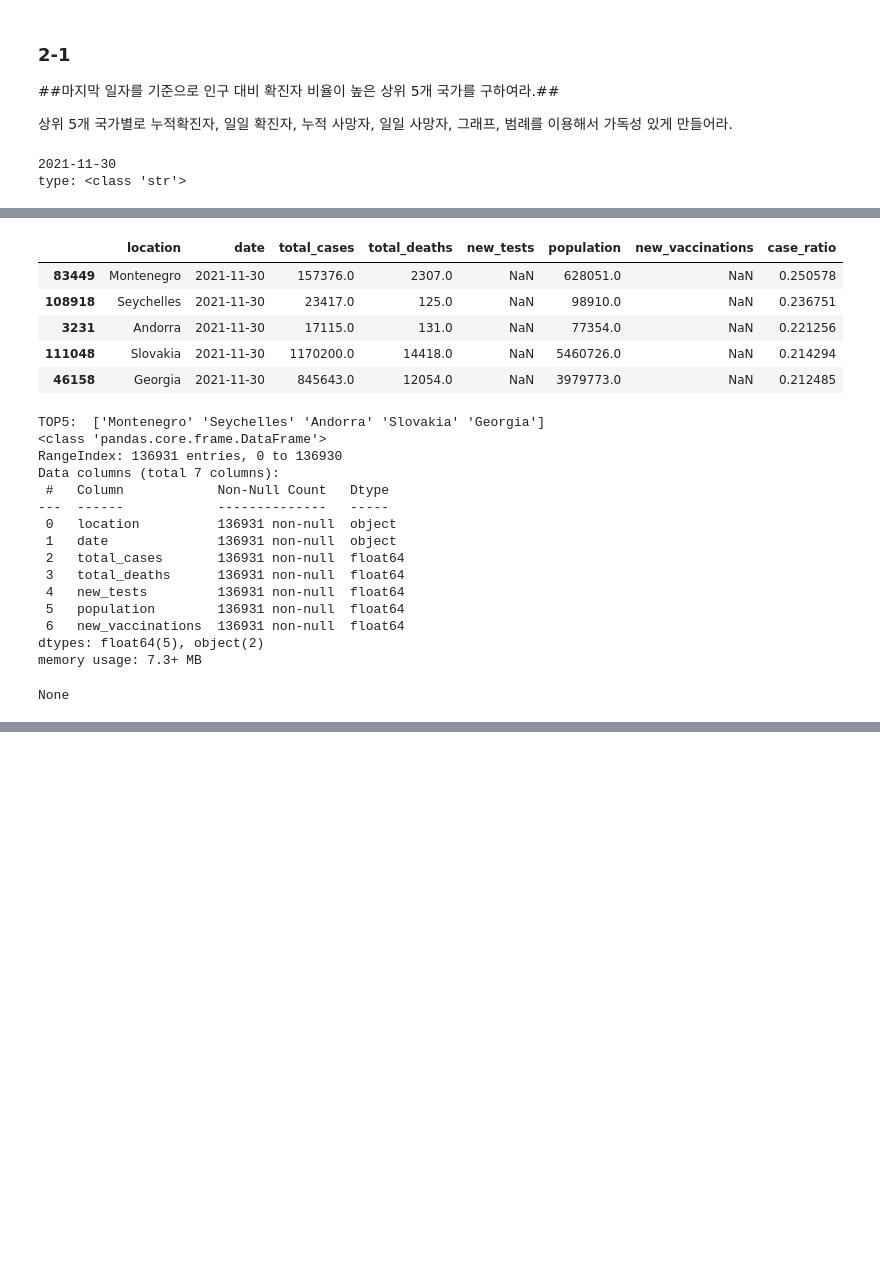
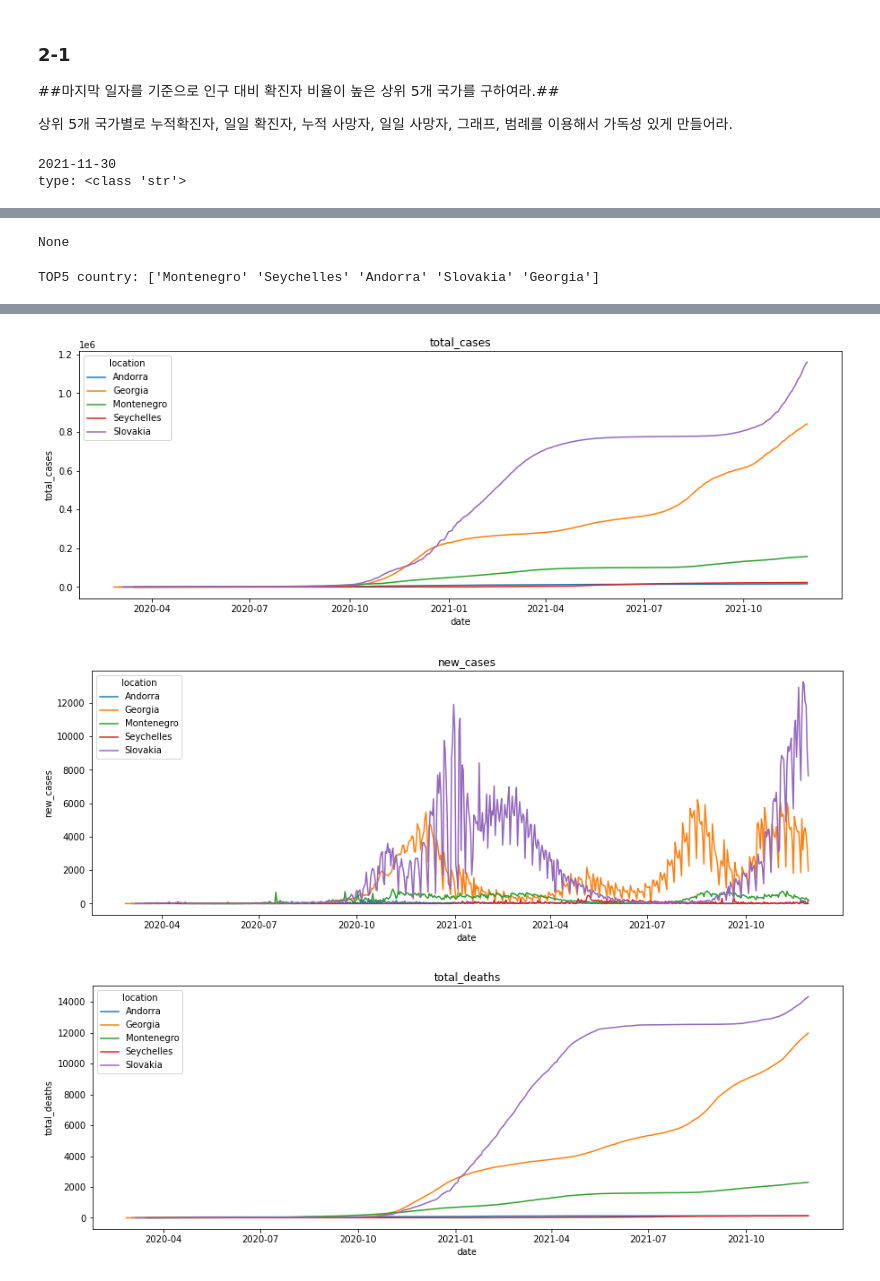
Before and after one commit to johyunkang/adp_certificate, a Jupyter notebook: adp_17.ipynb, the cells around one changed output, grey strips where cells are left out. Cells and saved outputs as stored; diff of their text form; code cells hidden in the pictures; blank space fills up the shorter version.

```diff
--- a/adp_17.ipynb
+++ b/adp_17.ipynb
@@ -327,23 +327,47 @@ DESCRIBE
 print(df.date.max())
 latest_date = df.date.max()
 print('type:', type(latest_date))
-df_latest = df[df['date']==latest_date]
 
-df_latest['case_ratio'] = df_latest.total_cases / df_latest.population
-display(df_latest.sort_values(by=['case_ratio'], ascending=False).head(5))
+df['case_ratio'] = df.total_cases / df.population
+display(df.sort_values(by=['case_ratio'], ascending=False).head(5))
 
-top5_loc = df_latest.sort_values(by=['case_ratio'], ascending=False).head(5).location.values
+top5_loc = df.groupby(by=['location']).tail(1).sort_values(by=['case_ratio'], ascending=False).head(5).location.values
 print('TOP5: ', top5_loc)
 
 # nan 값을 0으로 채움
+# 2021-11-30 (latest_date) 에는 new_tests, new_vaccinations 값이 nan 이므로 제외
 df = df.fillna(0)
+df['date'] = pd.to_datetime(df['date'])
+df = df[df.date != latest_date]
+df = df[df.population != 0]
+
 display(df.info())
 
 # 5개 국가의 일일 확진자, 일일 사망자 추출
 
-for loc in top5_loc :
-    df_loc = df[df.location == loc]
-    df_loc.loc[df_loc.index, 'new_cases'] = df_loc['total_cases'].diff().values
+print('TOP5 country:', top5_loc)
+# display(df_loc)
+for loc in df.location.unique() :
+    lo = df[df.location == loc]
+    df.loc[lo.index, 'new_cases'] = lo['total_cases'].diff().values
+    df.loc[lo.index, 'new_deaths'] = lo['total_deaths'].diff().values
+
+display(df.tail(10))
+print(df.info())
+
+import seaborn as sns
+import matplotlib.pyplot as plt
+
+
+
+target = df[df.location.isin(top5_loc)].reset_index(drop=True)
+
+for v in ['total_cases', 'new_cases', 'total_deaths', 'new_deaths'] :
+    plt.figure(figsize=(15, 5))
+    plt.title(v)
+    sns.lineplot(data=target, x='date', y=v, hue='location')
+
+plt.show()
 # %% [output]
 2021-11-30
 type: <class 'str'>
@@ -355,22 +396,2 @@ See the caveats in the documentation: https://pandas.pydata.org/pandas-docs/stab
-|  | location | date | total_cases | total_deaths | new_tests | population | new_vaccinations | case_ratio |
-| 83449 | Montenegro | 2021-11-30 | 157376.0 | 2307.0 | NaN | 628051.0 | NaN | 0.250578 |
-| 108918 | Seychelles | 2021-11-30 | 23417.0 | 125.0 | NaN | 98910.0 | NaN | 0.236751 |
-| 3231 | Andorra | 2021-11-30 | 17115.0 | 131.0 | NaN | 77354.0 | NaN | 0.221256 |
-| 111048 | Slovakia | 2021-11-30 | 1170200.0 | 14418.0 | NaN | 5460726.0 | NaN | 0.214294 |
-| 46158 | Georgia | 2021-11-30 | 845643.0 | 12054.0 | NaN | 3979773.0 | NaN | 0.212485 |
-TOP5:  ['Montenegro' 'Seychelles' 'Andorra' 'Slovakia' 'Georgia']
-<class 'pandas.core.frame.DataFrame'>
-RangeIndex: 136931 entries, 0 to 136930
-Data columns (total 7 columns):
- #   Column            Non-Null Count   Dtype
----  ------            --------------   -----
- 0   location          136931 non-null  object
- 1   date              136931 non-null  object
- 2   total_cases       136931 non-null  float64
- 3   total_deaths      136931 non-null  float64
- 4   new_tests         136931 non-null  float64
- 5   population        136931 non-null  float64
- 6   new_vaccinations  136931 non-null  float64
-dtypes: float64(5), object(2)
-memory usage: 7.3+ MB
+None
-None
+TOP5 country: ['Montenegro' 'Seychelles' 'Andorra' 'Slovakia' 'Georgia']
@@ -381,0 +427,3 @@ See the caveats in the documentation: https://pandas.pydata.org/pandas-docs/stab
+[figure, added]
+[figure, added]
+[figure, added]
```
Also changed, not shown: parts of 8 cells of this notebook.
